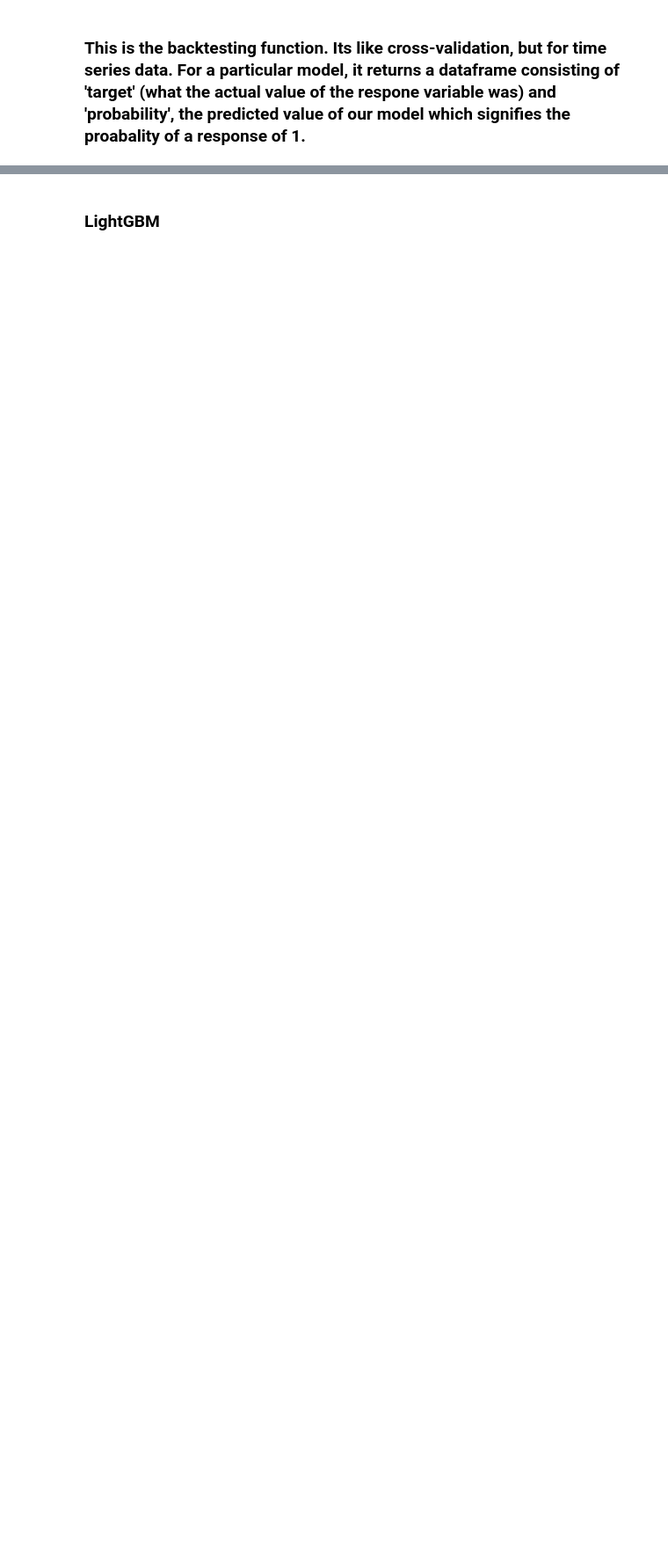
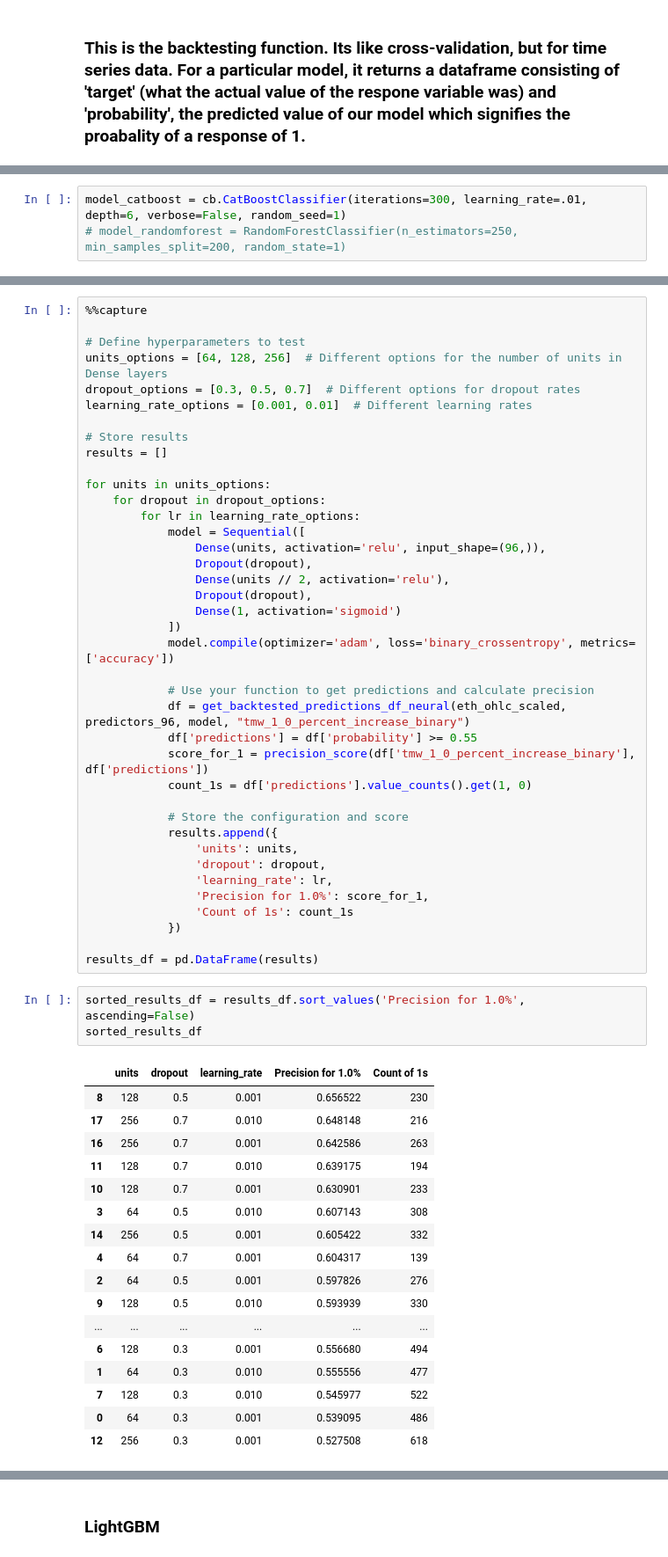
Before and after one commit to sadovsd/crypto-price-prediction-ML-pipeline, a Jupyter notebook: notebooks/04_ohlc_model_training_and_backtests.ipynb, the cells around one changed output, grey strips where cells are left out. Shown: that part at 88% size. Drawn from its saved outputs; the diff is of its cells as text; blank space fills up the shorter version.

```diff
--- a/notebooks/04_ohlc_model_training_and_backtests.ipynb
+++ b/notebooks/04_ohlc_model_training_and_backtests.ipynb
@@ -345,0 +92,3 @@ for result in results:
+# %%
+model_catboost = cb.CatBoostClassifier(iterations=300, learning_rate=.01, depth=6, verbose=False, random_seed=1)
+# model_randomforest = RandomForestClassifier(n_estimators=250, min_samples_split=200, random_state=1)
@@ -345,0 +278,60 @@ for result in results:
+# %%
+%%capture
+
+# Define hyperparameters to test
+units_options = [64, 128, 256]  # Different options for the number of units in Dense layers
+dropout_options = [0.3, 0.5, 0.7]  # Different options for dropout rates
+learning_rate_options = [0.001, 0.01]  # Different learning rates
+
+# Store results
+results = []
+
+for units in units_options:
+    for dropout in dropout_options:
+        for lr in learning_rate_options:
+            model = Sequential([
+                Dense(units, activation='relu', input_shape=(96,)),
+                Dropout(dropout),
+                Dense(units // 2, activation='relu'),
+                Dropout(dropout),
+                Dense(1, activation='sigmoid')
+            ])
+            model.compile(optimizer='adam', loss='binary_crossentropy', metrics=['accuracy'])
+
+            # Use your function to get predictions and calculate precision
+            df = get_backtested_predictions_df_neural(eth_ohlc_scaled, predictors_96, model, "tmw_1_0_percent_increase_binary")
+            df['predictions'] = df['probability'] >= 0.55
+            score_for_1 = precision_score(df['tmw_1_0_percent_increase_binary'], df['predictions'])
+            count_1s = df['predictions'].value_counts().get(1, 0)
+
+            # Store the configuration and score
+            results.append({
+                'units': units,
+                'dropout': dropout,
+                'learning_rate': lr,
+                'Precision for 1.0%': score_for_1,
+                'Count of 1s': count_1s
+            })
+
+results_df = pd.DataFrame(results)
+# %%
+sorted_results_df = results_df.sort_values('Precision for 1.0%', ascending=False)
+sorted_results_df
+# %% [output]
+|  | units | dropout | learning_rate | Precision for 1.0% | Count of 1s |
+| 8 | 128 | 0.5 | 0.001 | 0.656522 | 230 |
+| 17 | 256 | 0.7 | 0.010 | 0.648148 | 216 |
+| 16 | 256 | 0.7 | 0.001 | 0.642586 | 263 |
+| 11 | 128 | 0.7 | 0.010 | 0.639175 | 194 |
+| 10 | 128 | 0.7 | 0.001 | 0.630901 | 233 |
+| 3 | 64 | 0.5 | 0.010 | 0.607143 | 308 |
+| 14 | 256 | 0.5 | 0.001 | 0.605422 | 332 |
+| 4 | 64 | 0.7 | 0.001 | 0.604317 | 139 |
+| 2 | 64 | 0.5 | 0.001 | 0.597826 | 276 |
+| 9 | 128 | 0.5 | 0.010 | 0.593939 | 330 |
+| ... | ... | ... | ... | ... | ... |
+| 6 | 128 | 0.3 | 0.001 | 0.556680 | 494 |
+| 1 | 64 | 0.3 | 0.010 | 0.555556 | 477 |
+| 7 | 128 | 0.3 | 0.010 | 0.545977 | 522 |
+| 0 | 64 | 0.3 | 0.001 | 0.539095 | 486 |
+| 12 | 256 | 0.3 | 0.001 | 0.527508 | 618 |
```
Also changed, not shown: parts of 78 cells of this notebook, 49 other files.
